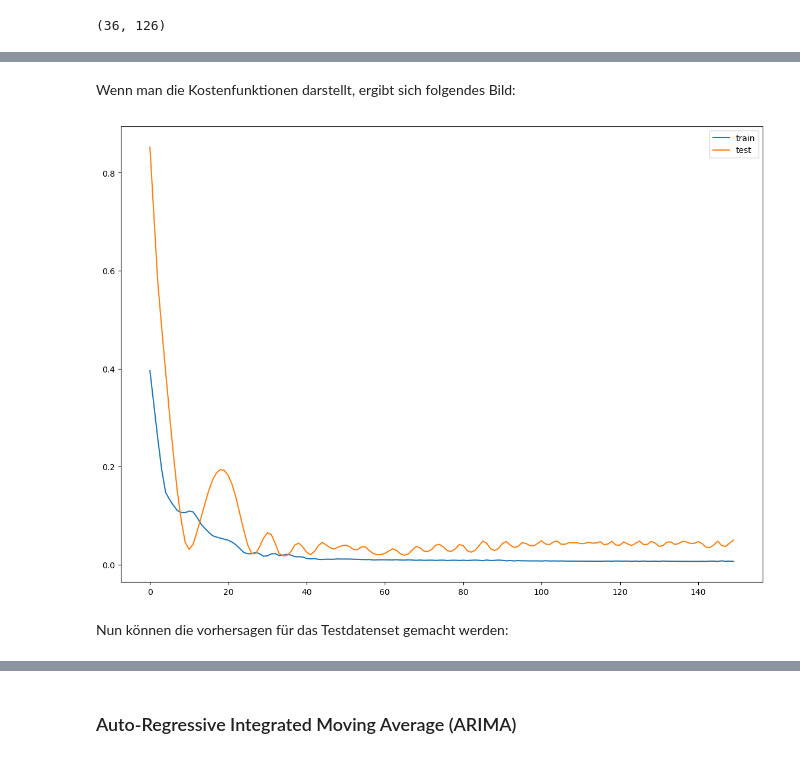
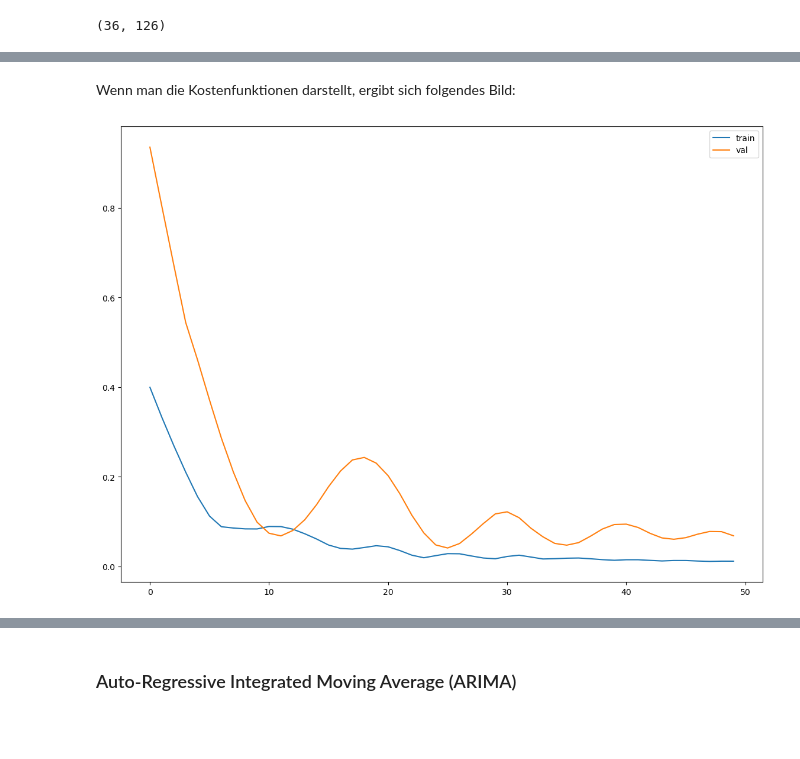
Before and after one commit to patrick-hirschi/ml-sem-healtcare-cost-prediction, a Jupyter notebook: DS-C-ML001 Semesterarbeit Patrick Hirschi "Zukunftsszenarien Gesundheitskosten".ipynb, the cells around one changed output, grey strips where cells are left out. Cells and saved outputs as stored; diff of their text form; code cells hidden in the pictures; blank space fills up the shorter version.

```diff
--- a/DS-C-ML001 Semesterarbeit Patrick Hirschi "Zukunftsszenarien Gesundheitskosten".ipynb
+++ b/DS-C-ML001 Semesterarbeit Patrick Hirschi "Zukunftsszenarien Gesundheitskosten".ipynb
@@ -2534,8 +2575,14 @@ scenario_A_00 = df_final_scenario_A_00.dropna()
 # set the year column values as index
 scenario_A_00_i = scenario_A_00.set_index('Jahr')
 # %%
+# define min max scaler
+scaler = MinMaxScaler()
+# transform data
+scaled = scaler.fit_transform(scenario_A_00_i)
+# convert the array back to a dataframe
+scaled = pd.DataFrame(scaled, columns = scenario_A_00_i.columns)
 # split input data to create train and test dataset
-df_scenario_A_00_train, df_scenario_A_00_test = scenario_A_00_i[1:36], scenario_A_00_i[36:]
+df_scenario_A_00_train, df_scenario_A_00_test = scaled[1:36], scaled[36:]
 # %% [markdown]
 Das Modell kann nun mit den Daten trainiert und getestet werden.
 # %%
@@ -2554,10 +2597,6 @@ LinearRegression()
 # %% [markdown]
 Für die Evaluierung des Modelles soll der mittlere absolute Fehler berechnet werden.
 # %%
-# mean absolute value for training data
-data = df_scenario_A_00_train[target]
-predict =  model.predict(df_scenario_A_00_train[features])
-training_error = mean_absolute_error(data, predict)
 # mean absolute value for test data
 test_data = df_scenario_A_00_test[target]
 predict_test = model.predict(df_scenario_A_00_test[features])
@@ -3057,16 +3093,20 @@ Die transformierten Daten können nun in einen Trainings-/Testdatensatz aufgetei
 # %%
 # split into train and test sets
 values = reframed.values
-n_train_years = 30
+n_train_years = 25
 train = values[:n_train_years, :]
-test = values[n_train_years:, :]
+rest = values[n_train_years:, :]
+test = rest[:6, :]
+val = rest[6:, :]
 # split into input and outputs
 n_obs = n_years * n_features
 train_X, train_y = train[:, :n_obs], train[:, -1]
 test_X, test_y = test[:, :n_obs], test[:, -1]
-print(train_X.shape, len(train_X), train_y.shape)
+val_X, val_y = val[:, :n_obs], val[:, -1]
+print(train_X.shape, train_y.shape)
 # reshape input to be 3D [samples, timesteps, features]
 train_X = train_X.reshape((train_X.shape[0], n_years, n_features))
 test_X = test_X.reshape((test_X.shape[0], n_years, n_features))
-print(train_X.shape, train_y.shape, test_X.shape, test_y.shape)
+val_X = val_X.reshape((val_X.shape[0], n_years, n_features))
+print(train_X.shape, train_y.shape, test_X.shape, test_y.shape, val_X.shape, val_y.shape)
 # %% [output]
@@ -3082,5 +3122,5 @@ model.add(Dense(10, activation="relu"))
 model.add(Dense(1, activation="linear"))
 model.compile(loss='mae', optimizer='adam')
 # fit network
-history = model.fit(train_X, train_y, epochs=150, validation_data=(test_X, test_y), verbose=2, shuffle=False)
+history = model.fit(train_X, train_y, epochs=50, validation_data=(val_X, val_y), verbose=2, shuffle=False)
 # %% [output]
@@ -3112,12 +3158,10 @@ Epoch 150/150
-# %% [markdown]
-Wenn man die Kostenfunktionen darstellt, ergibt sich folgendes Bild:
+# %% [markdown]
+Wenn man die Kostenfunktionen darstellt, ergibt sich folgendes Bild:
 # %%
 # plot history
 plt.plot(history.history['loss'], label='train')
-plt.plot(history.history['val_loss'], label='test')
+plt.plot(history.history['val_loss'], label='val')
 plt.legend()
 plt.show()
 # %% [output]
-[figure, old version]
+[figure, new version]
-# %% [markdown]
-Nun können die vorhersagen für das Testdatenset gemacht werden:
```
Also changed, not shown: parts of 157 cells of this notebook, 51 other files.
